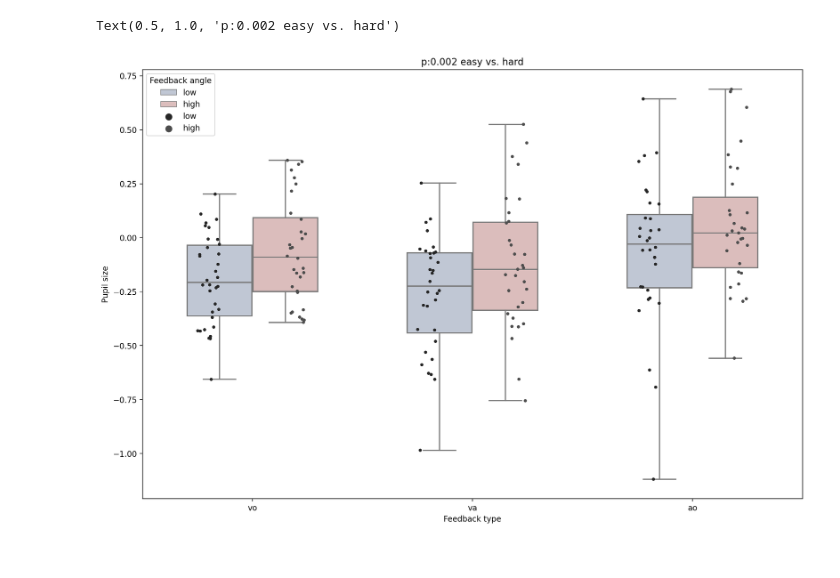
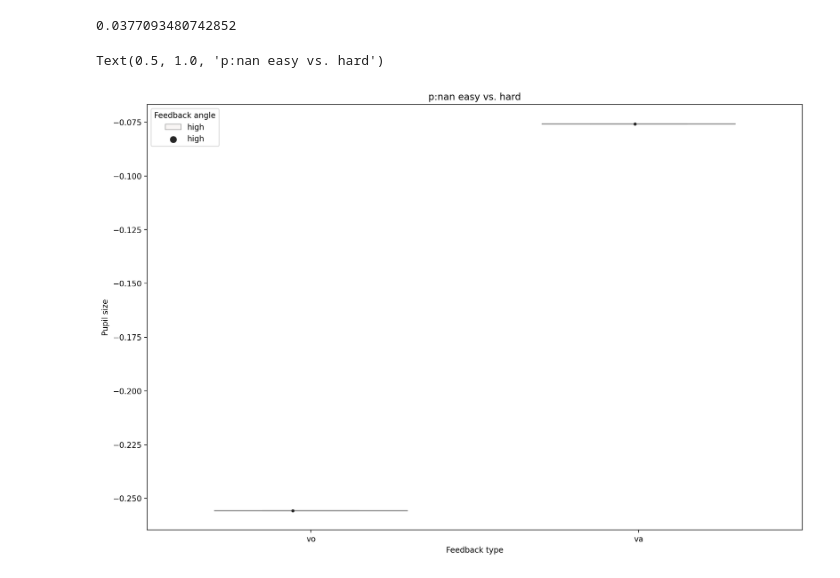
Before and after one commit to JuliusWelzel/tremor_feedback_jw, a Jupyter notebook: 05_scripts/ana01_prep_pupil.ipynb, the cells around one changed output. Saved outputs shown, nothing was run; the diff lists cells and outputs as text; code cells hidden in the pictures.

```diff
--- a/05_scripts/ana01_prep_pupil.ipynb
+++ b/05_scripts/ana01_prep_pupil.ipynb
@@ -54,12 +53,13 @@ cfg_trial_times.sort()
 cfg_epoch_times =  [-60,0]
 cfg_epoch_times.sort()
 cfg_kernel_smoothing = Gaussian1DKernel(stddev=100)
+cfg_idx_eye = 21
 
 if np.max(cfg_trial_times) > np.diff(cfg_epoch_times):
     raise ValueError ('Time window of interest ouside epoch length')
 
 # prelocate variables
-tmp_fnms = fnms
+tmp_fnms = fnms[6:8]
 print([f.split('_')[0] for f in tmp_fnms])
 
 id = []
@@ -79,10 +79,10 @@ for f in tmp_fnms:
         continue
 
     # skip participant if more than 25% of pupil data is artifact (Murphy, 2014)
-    per_bad_diff = np.sum(np.diff(sub.eye["time_series"][:,21]) > 0.075) / len(sub.eye["time_series"][:,0])
-    per_bad_dia = np.sum(sub.eye["time_series"][:,21] < 1.5) / len(sub.eye["time_series"][:,0])
+    per_bad_diff = np.sum(np.diff(sub.eye["time_series"][:,cfg_idx_eye]) > 0.075) / len(sub.eye["time_series"][:,0])
+    per_bad_dia = np.sum(sub.eye["time_series"][:,cfg_idx_eye] < 1.5) / len(sub.eye["time_series"][:,0])
     if per_bad_diff > 0.25 or per_bad_dia > 0.25:
-        continue
+        flag_dataset_artifact = True
 
     # extract ppl chn names
     nms_ppl = get_channel_labels_ppl_xdf(sub.eye)
@@ -127,8 +127,8 @@ for f in tmp_fnms:
         idx_outlier = np.logical_or(diameter < lower_thresh, diameter > upper_thresh)
         idx_low_conf = eps.data[0,:,i] < 0.5
 
-        per_bad_diff_ep = np.sum(np.diff(eps.data[21,:,i]) > 0.075) / len(eps.data[:,:,i])
-        per_bad_dia_ep = np.sum(eps.data[21,:,i] < 1.5) / len(eps.data[:,:,i])
+        per_bad_diff_ep = np.sum(np.diff(eps.data[cfg_idx_eye,:,i]) > 0.075) / len(eps.data[:,:,i])
+        per_bad_dia_ep = np.sum(eps.data[cfg_idx_eye,:,i] < 1.5) / len(eps.data[:,:,i])
         per_bad_conf_ep = np.sum([idx_low_conf,idx_outlier]) / len(idx_low_conf)
 
         per_bad_samples.append(max(per_bad_diff_ep, per_bad_dia_ep, per_bad_conf_ep))
@@ -227,3 +201,7 @@ Max force is 7632 something for p215
+# %%
+per_bad_dia_le
+# %% [output]
+0.0377093480742852
 # %%
 all_trials = {"ID": id, "Trial n": n_trial, "Feedback type": con_feedback, "Feedback angle": con_view_ang, "Pupil size": ppl_size, "Percentage bad pupil samples": per_bad_samples}
 all_trials = pd.DataFrame(all_trials)
@@ -256,10 +234,10 @@ t_, p_ = ttest_ind(low['Pupil size'],high['Pupil size'])
 # %%
 import seaborn as sns
 df_stats = df[df["Percentage bad pupil samples"] < 0.5]
 sns.boxplot(data=df_stats,x="Feedback type",y="Pupil size",hue="Feedback angle",whis=[0, 100], width=.6,palette="vlag")
 sns.stripplot(data=df_stats,x="Feedback type",y="Pupil size",hue="Feedback angle",size=4, color=".3", linewidth=0,dodge=True)
 
-plt.title(f"p:{round(p_,3)} easy vs. hard")
+plt.title(f"p:{p_:.3f} easy vs. hard")
 # %% [output]
-Text(0.5, 1.0, 'p:0.002 easy vs. hard')
+Text(0.5, 1.0, 'p:nan easy vs. hard')
-[figure, old version]
+[figure, new version]
```
Also changed, not shown: parts of 4 cells of this notebook, 37 other files.
